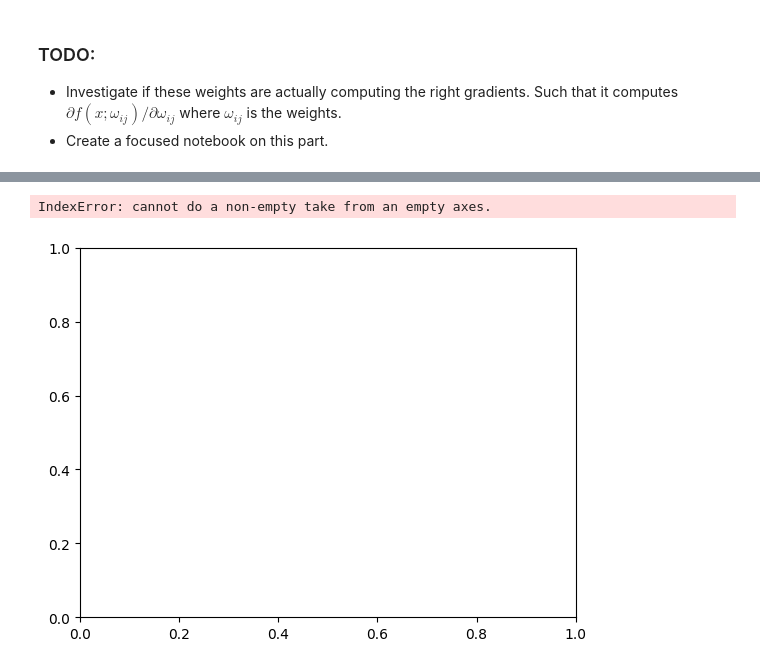
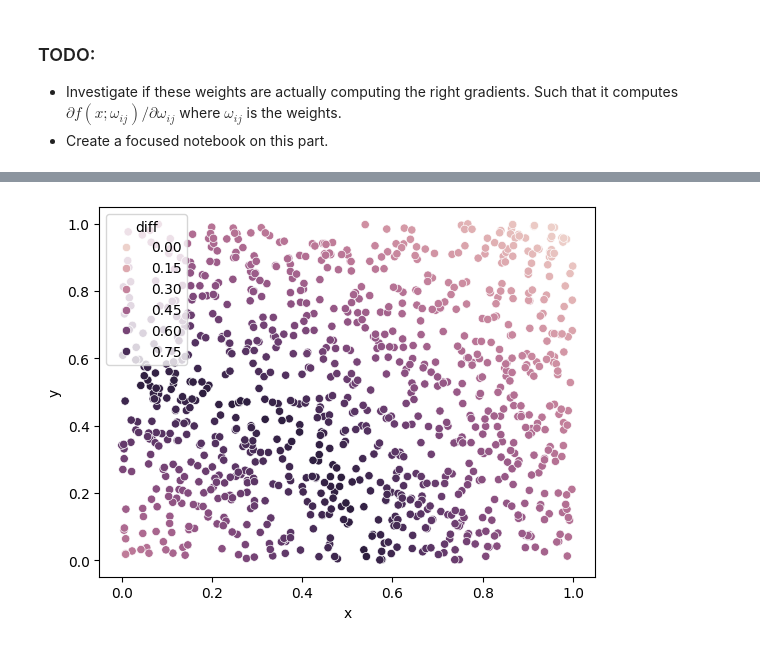
Before and after one commit to jumzzz/understanding-dl, a Jupyter notebook: ch-03/02-observe-regions.ipynb, the cells around one changed output, grey strips where cells are left out. Saved outputs shown, nothing was run; the diff lists cells and outputs as text; code cells hidden in the pictures.

```diff
--- a/ch-03/02-observe-regions.ipynb
+++ b/ch-03/02-observe-regions.ipynb
@@ -44,7 +44,7 @@ def random_layer_params(m, n, key, scale=1e-2):
 
 # Initialize all layers for a fully-connected neural network with sizes "sizes"
 def init_network_params(input_sizes, output_sizes):
-  key =  jax.random.PRNGKey(0)
+  key =  random.PRNGKey(0)
   assert len(input_sizes) == len(output_sizes), 'input_sizes != output_sizes'
   keys = random.split(key, len(input_sizes))
   return [random_layer_params(m, n, k) for m, n, k in zip(input_sizes, output_sizes, keys)]
@@ -112,35 +112,21 @@ def train_network(params, num_sample, num_epochs, step_size, step_display, curre
 
 def plot_contour(params, X, y_target):
   y_pred = predict(params, X)
-  y_diff = jnp.abs(y_pred - y_target)
+  y_diff = jnp.max(jnp.abs(y_pred - y_target)) - jnp.abs(y_pred - y_target)
   # print(y_diff)
   df = pd.DataFrame(jnp.column_stack([X, y_diff]), columns=['x', 'y', 'diff'])
-  # df = df.dropna()
+  sns.scatterplot(df, x='x', y='y', hue='diff')
+  sns.color_palette('colorblind')
+  plt.show()
+  # plt.show()
   # return df
-  # print(df)
-  # sns.kdeplot(df, x='x', y='y')
-  sns.kdeplot(df, x='x', y='y', cmap='reds', hue='diff')
-  return df
-  # plt.show()
 
-# key = jax.random.PRNGKey(0)
-# key, subkey = jax.random.split(key)
-# x0_input = jax.random.uniform(key, shape=(1000,1), dtype=jnp.float32)
-# x1_input = 1.0 - x0_input
-# x_input = jnp.column_stack([x0_input, x1_input])
-# y_target = jnp.sum(x_input ** 2, axis=1).reshape(-1,1)
-# y_diff = y_target - y_target
-# data = jnp.column_stack([x_input, y_diff])
-# data = pd.DataFrame(data, columns=['x', 'y', 'diff'])
-# sns.kdeplot(data, x='x', y='y', cmap='reds', hue='diff')
-# plt.show()
-
-
+sns.color_palette('muted')
 num_hidden = 10
 input_sizes = [2, num_hidden]
 output_sizes = [num_hidden, 1]
-num_sample = 128
-num_epochs = 50
+num_sample = 2**10
+num_epochs = 100
 step_size = 0.01
 step_display = 10
 current_round = 1
@@ -148,6 +134,6 @@ current_round = 1
 key =  jax.random.PRNGKey(0)
 params = init_network_params(input_sizes, output_sizes)
 params, current_round = train_network(params, num_sample, num_epochs, step_size, step_display, current_round)
-X_test, y_test = generate_data(256)
+X_test, y_test = generate_data(num_sample)
 plot_contour(params, X_test, y_test)
 # %% [output]
@@ -159,2 +150 @@ plot_contour(params, X_test, y_test)
-IndexError: cannot do a non-empty take from an empty axes.
-[figure, old version]
+[figure, new version]
```
Also changed, not shown: parts of 1 cell of this notebook.
